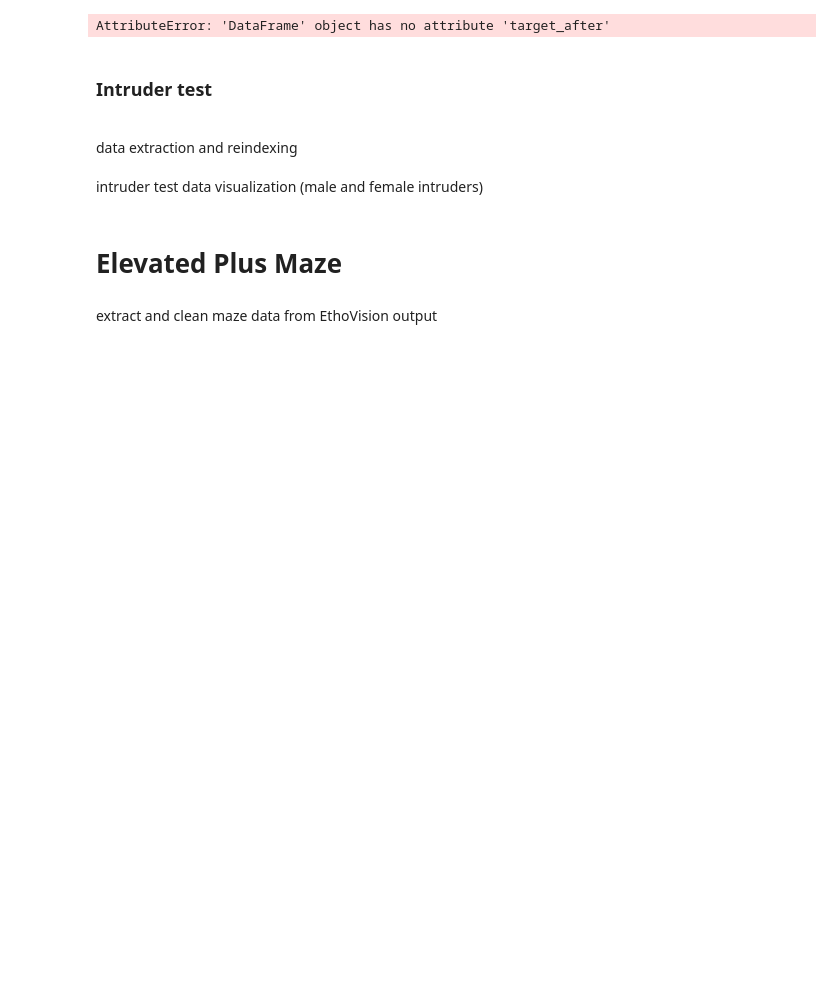
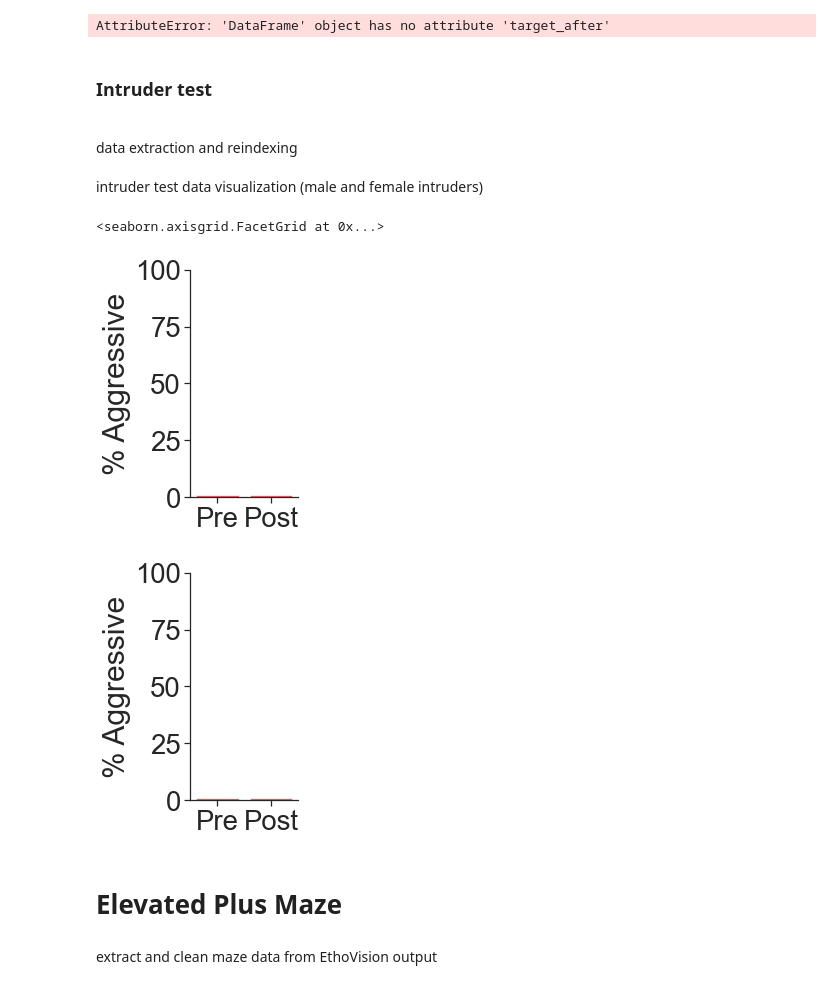
Before and after one commit to FrancisCrickInstitute/negative_parental_switch, a Jupyter notebook: NPS_behaviour_analysis/NPW_behaviour_analysis_JK.ipynb, the cells around one changed output. Saved outputs shown, nothing was run; the diff lists cells and outputs as text; code cells hidden in the pictures; blank space fills up the shorter version.

```diff
--- a/NPS_behaviour_analysis/NPW_behaviour_analysis_JK.ipynb
+++ b/NPS_behaviour_analysis/NPW_behaviour_analysis_JK.ipynb
@@ -1925,37 +1765,41 @@ g1 = sns.catplot(x = 'level_0',
 # autolabel(g1, intruder_data_t['count'].tolist())
 g1.set(xlabel = None)
 g1.set(ylabel = '% Aggressive')
 plt.ylim([0,100])
 g1._legend.remove()
 
 g1._legend.set_title(None)
-plt.savefig('/Volumes/lab-kohlj/home/shared/projects/NegativeParentalSwitch/figures/Supp_figure_1/linked figure_supplementary/female intruder.pdf',
-            dpi = 600, bbox_inches='tight',transparent=True)
+# plt.savefig('/Volumes/lab-kohlj/home/shared/projects/NegativeParentalSwitch/figures/Supp_figure_1/linked figure_supplementary/female intruder.pdf',
+#             dpi = 600, bbox_inches='tight',transparent=True)
 
 intruder_data_t2 = intruder_data_t2.rename(columns={'state_after': 'Post state'})
 intruder_data_t2 = intruder_data_t2.rename(columns={'state_after': 'Post state'})
 intruder_data_t2 = intruder_data_t2[(intruder_data_t2['Post state'] == 'Agg+')&
                                    (intruder_data_t2.target == 'Agg+')]
 
 # add small const. value to 0 values so that columns become visible
 intruder_data_t2.loc[intruder_data_t2['percent'] == 0, 'percent'] += small_value
 
 g2 = sns.catplot(x = 'level_0',
             y = 'percent',
             hue = 'target',
             data = intruder_data_t2,
             kind = 'bar',
             palette=['red'],
             alpha = 0.7, aspect=0.8)
 
 g2._legend.set_title(None)
 g2._legend.remove()
 # autolabel(g2, intruder_data_t2['count'].tolist()) # display number of mice in each group
 g2.set(xlabel = None)
 plt.ylim([0,100])
 g2.set(ylabel = '% Aggressive')
-plt.savefig('/Volumes/lab-kohlj/home/shared/projects/NegativeParentalSwitch/figures/Supp_figure_1/linked figure_supplementary/male intruder.pdf',
-            dpi = 600, bbox_inches='tight',transparent=True)
+# plt.savefig('/Volumes/lab-kohlj/home/shared/projects/NegativeParentalSwitch/figures/Supp_figure_1/linked figure_supplementary/male intruder.pdf',
+#             dpi = 600, bbox_inches='tight',transparent=True)
+# %% [output]
+<seaborn.axisgrid.FacetGrid at 0x...>
+[figure, added]
+[figure, added]
 # %% [markdown]
 # Elevated Plus Maze
 # %% [markdown]
```
Also changed, not shown: parts of 43 cells of this notebook, 44 other files.
